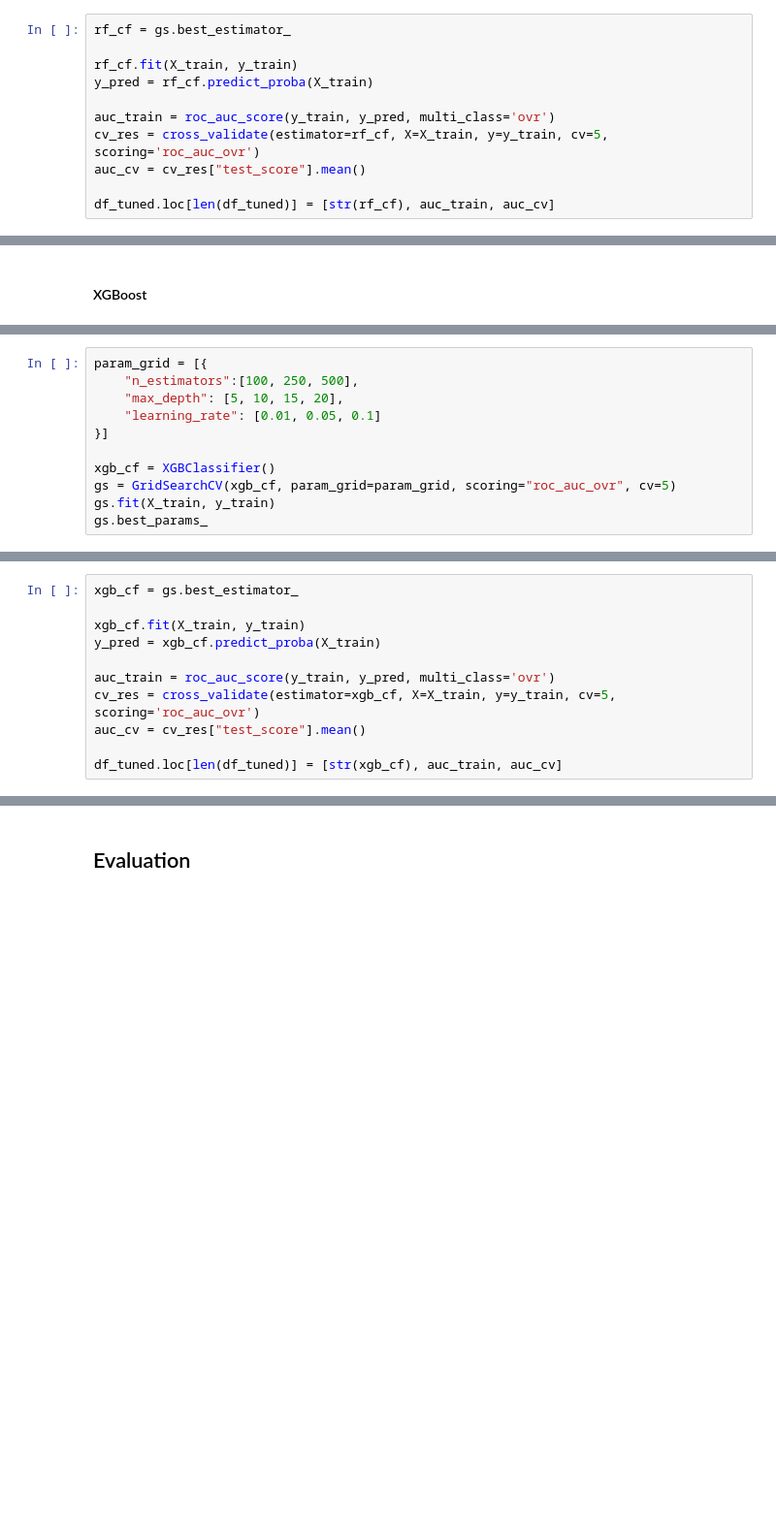
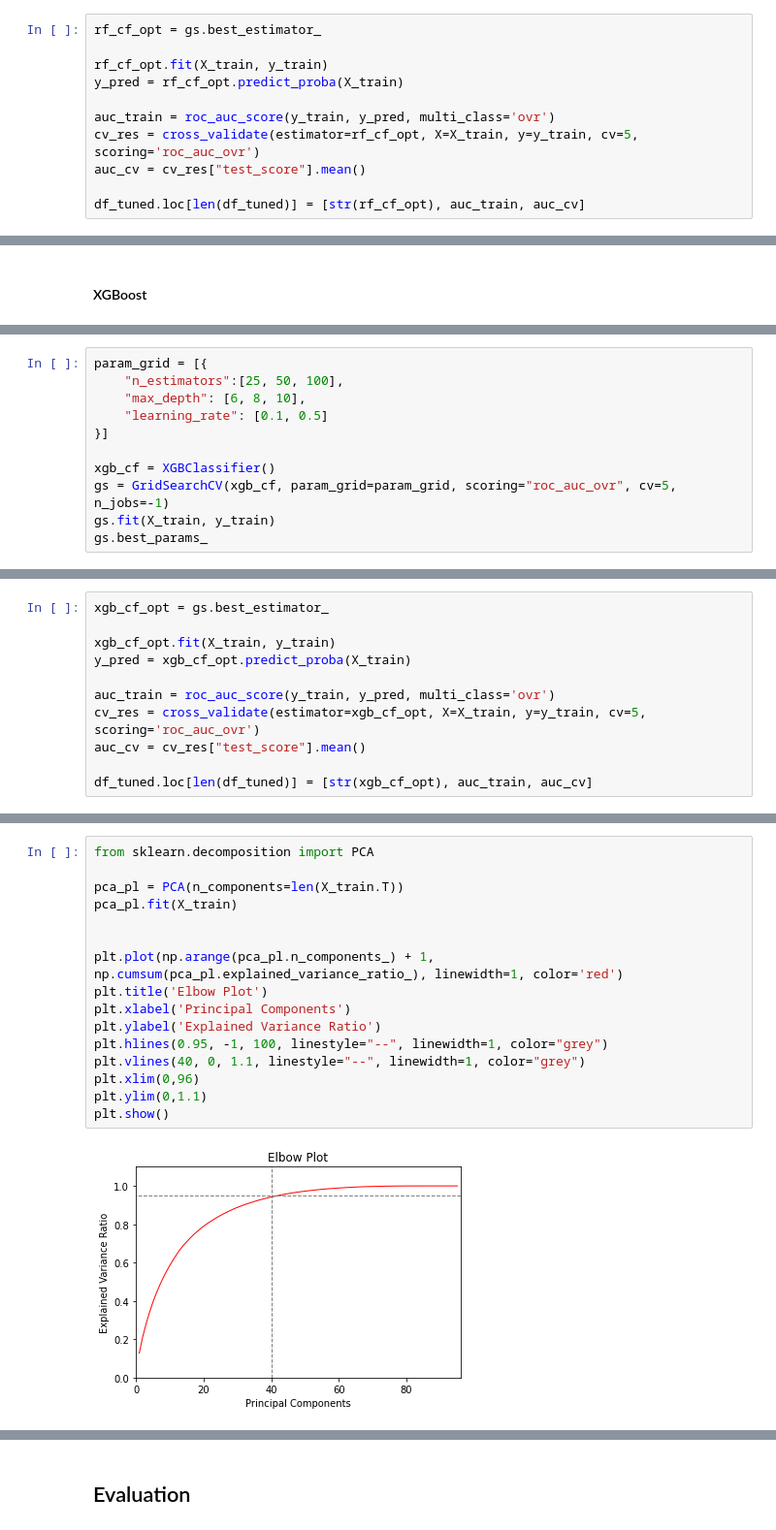
Before and after one commit to timo282/Tanzania_Pumps_Prediction, a Jupyter notebook: Prediction_Model_3_targets.ipynb, the cells around one changed output, grey strips where cells are left out. Shown: that part at 97% size. Drawn from its saved outputs; the diff is of its cells as text; blank space fills up the shorter version.

```diff
--- a/Prediction_Model_3_targets.ipynb
+++ b/Prediction_Model_3_targets.ipynb
@@ -313,11 +341,11 @@ gs.best_params_
 # %%
-rf_cf = gs.best_estimator_
+rf_cf_opt = gs.best_estimator_
 
-rf_cf.fit(X_train, y_train)
-y_pred = rf_cf.predict_proba(X_train)
+rf_cf_opt.fit(X_train, y_train)
+y_pred = rf_cf_opt.predict_proba(X_train)
 
 auc_train = roc_auc_score(y_train, y_pred, multi_class='ovr')
-cv_res = cross_validate(estimator=rf_cf, X=X_train, y=y_train, cv=5, scoring='roc_auc_ovr')
+cv_res = cross_validate(estimator=rf_cf_opt, X=X_train, y=y_train, cv=5, scoring='roc_auc_ovr')
 auc_cv = cv_res["test_score"].mean()
 
-df_tuned.loc[len(df_tuned)] = [str(rf_cf), auc_train, auc_cv]
+df_tuned.loc[len(df_tuned)] = [str(rf_cf_opt), auc_train, auc_cv]
@@ -328,11 +369,11 @@ KeyboardInterrupt:
 # %%
 param_grid = [{
-    "n_estimators":[100, 250, 500],
-    "max_depth": [5, 10, 15, 20],
-    "learning_rate": [0.01, 0.05, 0.1]
+    "n_estimators":[25, 50, 100],
+    "max_depth": [6, 8, 10],
+    "learning_rate": [0.1, 0.5]
 }]
 
 xgb_cf = XGBClassifier()
-gs = GridSearchCV(xgb_cf, param_grid=param_grid, scoring="roc_auc_ovr", cv=5)
+gs = GridSearchCV(xgb_cf, param_grid=param_grid, scoring="roc_auc_ovr", cv=5, n_jobs=-1)
 gs.fit(X_train, y_train)
 gs.best_params_
@@ -339,12 +382,12 @@ gs.best_params_
 # %%
-xgb_cf = gs.best_estimator_
+xgb_cf_opt = gs.best_estimator_
 
-xgb_cf.fit(X_train, y_train)
-y_pred = xgb_cf.predict_proba(X_train)
+xgb_cf_opt.fit(X_train, y_train)
+y_pred = xgb_cf_opt.predict_proba(X_train)
 
 auc_train = roc_auc_score(y_train, y_pred, multi_class='ovr')
-cv_res = cross_validate(estimator=xgb_cf, X=X_train, y=y_train, cv=5, scoring='roc_auc_ovr')
+cv_res = cross_validate(estimator=xgb_cf_opt, X=X_train, y=y_train, cv=5, scoring='roc_auc_ovr')
 auc_cv = cv_res["test_score"].mean()
 
-df_tuned.loc[len(df_tuned)] = [str(xgb_cf), auc_train, auc_cv]
+df_tuned.loc[len(df_tuned)] = [str(xgb_cf_opt), auc_train, auc_cv]
 # %%
@@ -352,0 +403,18 @@ df_tuned
+# %%
+from sklearn.decomposition import PCA
+
+pca_pl = PCA(n_components=len(X_train.T))
+pca_pl.fit(X_train)
+
+
+plt.plot(np.arange(pca_pl.n_components_) + 1, np.cumsum(pca_pl.explained_variance_ratio_), linewidth=1, color='red')
+plt.title('Elbow Plot')
+plt.xlabel('Principal Components')
+plt.ylabel('Explained Variance Ratio')
+plt.hlines(0.95, -1, 100, linestyle="--", linewidth=1, color="grey")
+plt.vlines(40, 0, 1.1, linestyle="--", linewidth=1, color="grey")
+plt.xlim(0,96)
+plt.ylim(0,1.1)
+plt.show()
+# %% [output]
+[figure, added]
```
Also changed, not shown: parts of 28 cells of this notebook, 2 other files.
